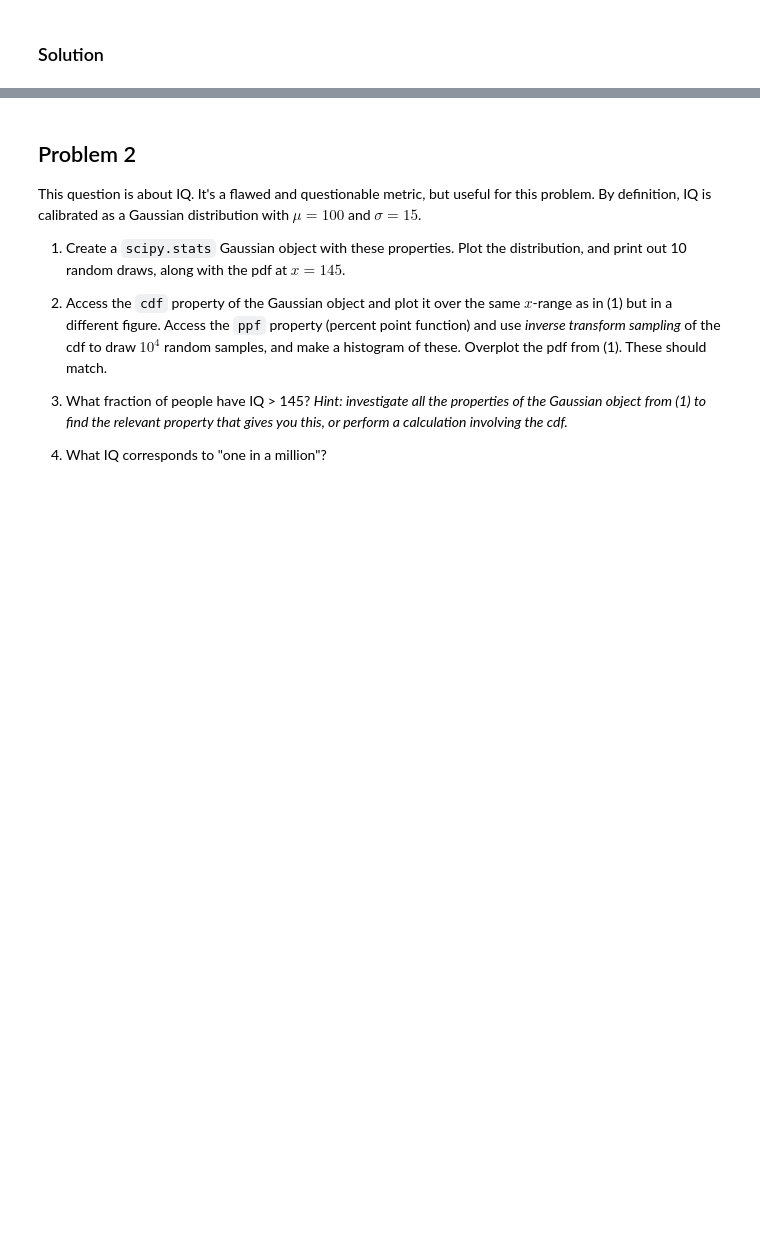
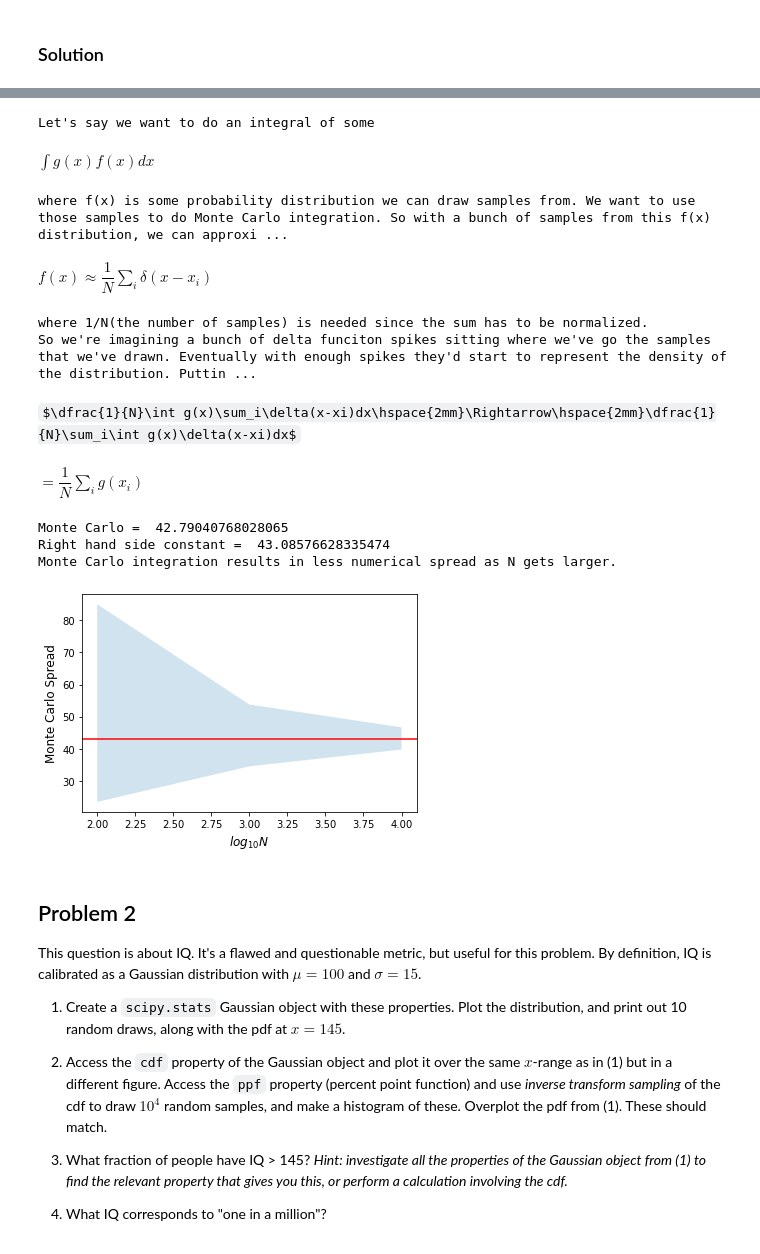
Before and after one commit to VanderbiltAstronomy/astr_8070_s22, a Jupyter notebook: coursework/student_folders/niana_mohammed/vu_astr8070_s22_hw2_NianaMohammed.ipynb, the cells around one changed output, grey strips where cells are left out. Saved outputs shown, nothing was run; the diff lists cells and outputs as text; code cells hidden in the pictures; some formulas as TeX source; blank space fills up the shorter version.

```diff
--- a/coursework/student_folders/niana_mohammed/vu_astr8070_s22_hw2_NianaMohammed.ipynb
+++ b/coursework/student_folders/niana_mohammed/vu_astr8070_s22_hw2_NianaMohammed.ipynb
@@ -27,3 +49,73 @@ $$ \int_0^\infty x^3 \exp\left(-\frac{x^2}{2\sigma^2}\right) \,dx = 2\sigma^4 .$
+# %%
+# (3) Drawing  𝑁=10^5  samples from a σ=3 normal distribution
+N = 10**5
+data = np.random.normal(0,3,N)
+# mask the samples such that only positive values are accepted
+mask = data > 0
+x = data[mask]
+
+print("Let's say we want to do an integral of some");
+display(Markdown(r'$\int g(x)f(x)dx$'))
+print("where f(x) is some probability distribution we can draw samples from. We want to use those samples to do",
+      "Monte Carlo integration. So with a bunch of samples from this f(x) distribution, we can approximate f(x)",
+      "as a series of delta functions at the positions of the samples we've got.")
+display(Markdown(r'$f(x)\approx\dfrac{1}{N}\sum_i\delta(x-x_i)$'))
+print("where 1/N(the number of samples) is needed since the sum has to be normalized.")
+print("So we're imagining a bunch of delta funciton spikes sitting where we've go the samples that we've drawn.",
+      "Eventually with enough spikes they'd start to represent the density of the distribution. Putting this",
+      "approximate form of f(x) into the integral,")
+display(Markdown(r'$\dfrac{1}{N}\int g(x)\sum_i\delta(x-xi)dx\hspace{2mm}\Rightarrow\hspace{2mm}\dfrac{1}{N}\sum_i\int g(x)\delta(x-xi)dx$'),
+        Markdown(r'$=\dfrac{1}{N}\sum_i g(x_i)$'))
+
+# Monte Carlo integration using the simplified form of equation from (2)
+monte_carlo = (1/len(x))*np.sum(x**3)
+rhs = (4*(3**3))/np.sqrt(2*np.pi)
+print("\033[1m"+'Monte Carlo = '+"\033[0m",str(monte_carlo),"\033[1m"+'\nRight hand side constant = '+"\033[0m",
+      str(rhs))
+
+# (4) Repeating for 𝑁=[10^2,10^3,10^4]
+N = [10**2,10**3,10**4]
+# computing the integral using 100 different batches of random samples for each  𝑁
+avgs = []
+matrix = []
+for j in N:
+    integrals = []
+    for i in np.arange(100):
+        data = np.random.normal(0,3,j)
+        mask = data > 0
+        x = data[mask]
+        # recording the integral of the batches
+        monte_carlo = (1/len(x))*np.sum(x**3)
+        integrals.append(monte_carlo)
+    matrix.append(integrals)
+
+# (5) plotting log10(𝑁) along the  x-axis and the spread between the maximum and minimum Monte Carlo integral
+# values found at each 𝑁 on the y-axis.
+#(Note: matplotlib's fill_between command is useful for this). Plot a horizontal line on the same figure to
+#show the precise mathematical value. You should see that Monte Carlo integration results in less numerical
+#spread as  𝑁  gets larger.
+x_ax = [np.log10(i) for i in N]
+y_ax_min = [np.amin(i) for i in matrix]
+y_ax_max = [np.amax(i) for i in matrix]
+print("Monte Carlo integration results in less numerical spread as N gets larger.")
+plt.fill_between(x_ax,y_ax_min,y_ax_max,alpha=0.2)
+plt.xlabel(r'$log_{10}N$',fontsize=12);plt.ylabel('Monte Carlo Spread',fontsize=12)
+# the precise mathematical value is the constant on the right-hand side of the equation in (2)
+plt.axhline(rhs,c='r')
+plt.show()
+# %% [output]
+Let's say we want to do an integral of some
+$\int g(x)f(x)dx$
+where f(x) is some probability distribution we can draw samples from. We want to use those samples to do Monte Carlo integration. So with a bunch of samples from this f(x) distribution, we can approxi ...
+$f(x)\approx\dfrac{1}{N}\sum_i\delta(x-x_i)$
+where 1/N(the number of samples) is needed since the sum has to be normalized.
+So we're imagining a bunch of delta funciton spikes sitting where we've go the samples that we've drawn. Eventually with enough spikes they'd start to represent the density of the distribution. Puttin ...
+$\dfrac{1}{N}\int g(x)\sum_i\delta(x-xi)dx\hspace{2mm}\Rightarrow\hspace{2mm}\dfrac{1}{N}\sum_i\int g(x)\delta(x-xi)dx$
+$=\dfrac{1}{N}\sum_i g(x_i)$
+Monte Carlo =  42.79040768028065
+Right hand side constant =  43.08576628335474
+Monte Carlo integration results in less numerical spread as N gets larger.
+[figure, added]
 # %% [markdown]
 ## Problem 2
 
```
Also changed, not shown: parts of 4 cells of this notebook, 2 other files.
